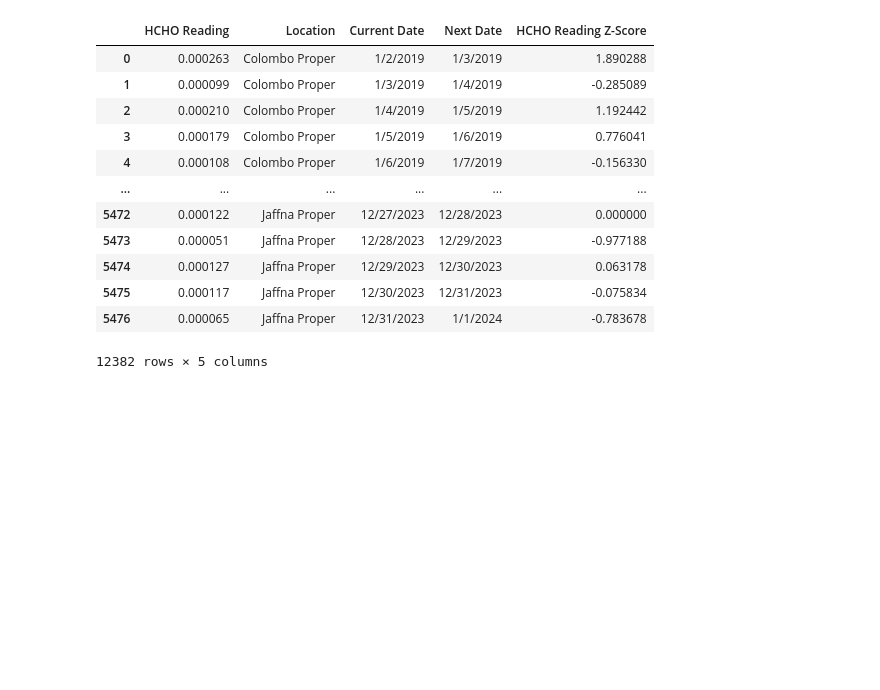
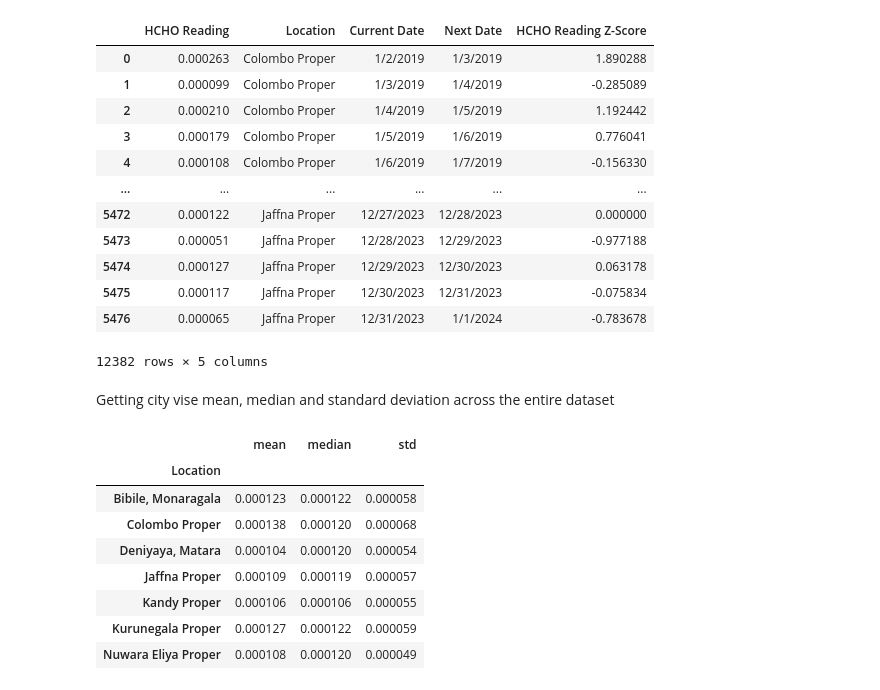
Before and after one commit to DeelakaDias/Analyzing-HCHO-Gas-Level-in-Sri-Lanka, a Jupyter notebook: Data Engineering CW.ipynb, the cells around one changed output. Saved outputs shown, nothing was run; the diff lists cells and outputs as text; code cells hidden in the pictures; blank space fills up the shorter version.

```diff
--- a/Data Engineering CW.ipynb
+++ b/Data Engineering CW.ipynb
@@ -250,4 +167,0 @@ Finding mean of correct values in HCHO Reading column in Mon_Kurun_Jaff datafram
-# %%
-correct_values_in_HCHO_Reading_Mon_Kuru_Jaf = mon_kur_jaf_output_df[pd.notna(mon_kur_jaf_output_df["HCHO Reading"])]
-mean_Correct_values_in_HCHO_Reading_Mon_Kuru_Jaff = correct_values_in_HCHO_Reading_Mon_Kuru_Jaf["HCHO Reading"].mean()
-mean_Correct_values_in_HCHO_Reading_Mon_Kuru_Jaff
@@ -267,4 +168,2 @@ For example, when doing 'df[col].method(value, inplace=True)', try using 'df.met
 # %% [markdown]
 Replacing NaN values in HCHO Reading column in Kandy dataframe
-# %%
-kan_output_df["HCHO Reading"].fillna(mean_Correct_values_in_HCHO_Reading_Kandy, inplace=True)
@@ -280,2 +169,0 @@ Replacing NaN values in HCHO Reading column in Mon_Kurun_Jaff dataframe
-# %%
-mon_kur_jaf_output_df["HCHO Reading"].fillna(mean_Correct_values_in_HCHO_Reading_Mon_Kuru_Jaff, inplace=True)
@@ -426,5 +169,0 @@ Removing outliers in Col_Mat_Nuw
-# %%
-outlier_indexes = []
-outlier_indexes.extend(col_mat_nuw_output_df.index[col_mat_nuw_output_df['HCHO Reading Z-Score']>2.5].tolist())
-outlier_indexes.extend(col_mat_nuw_output_df.index[col_mat_nuw_output_df['HCHO Reading Z-Score']<-2.5].tolist())
-new_col_mat_nuw_output_df = col_mat_nuw_output_df.drop(col_mat_nuw_output_df.index[outlier_indexes])
@@ -689,3 +521,25 @@ the_dataset
 | 5475 | 0.000117 | Jaffna Proper | 12/30/2023 | 12/31/2023 | -0.075834 |
 | 5476 | 0.000065 | Jaffna Proper | 12/31/2023 | 1/1/2024 | -0.783678 |
 12382 rows × 5 columns
+# %% [markdown]
+Getting city vise mean, median and standard deviation across the entire dataset
+# %%
+# city_stats is a DataFrame containing the calculated statistics
+# groupby will groups the dataset by unique values in the 'Location' column
+# agg will applies aggregation function to 'HCHO Reading' column, it is used to calculate statistics from large dataset
+city_stats = the_dataset.groupby('Location')['HCHO Reading'].agg(['mean', 'median', 'std'])
+
+# Rename the columns
+# city_stats.columns = ['Mean', 'Median', 'Standard Deviation']
+# print(city_stats)
+city_stats
+# %% [output]
+|  | mean | median | std |
+| Location |  |  |  |
+| Bibile, Monaragala | 0.000123 | 0.000122 | 0.000058 |
+| Colombo Proper | 0.000138 | 0.000120 | 0.000068 |
+| Deniyaya, Matara | 0.000104 | 0.000120 | 0.000054 |
+| Jaffna Proper | 0.000109 | 0.000119 | 0.000057 |
+| Kandy Proper | 0.000106 | 0.000106 | 0.000055 |
+| Kurunegala Proper | 0.000127 | 0.000122 | 0.000059 |
+| Nuwara Eliya Proper | 0.000108 | 0.000120 | 0.000049 |
```
Also changed, not shown: parts of 116 cells of this notebook.
